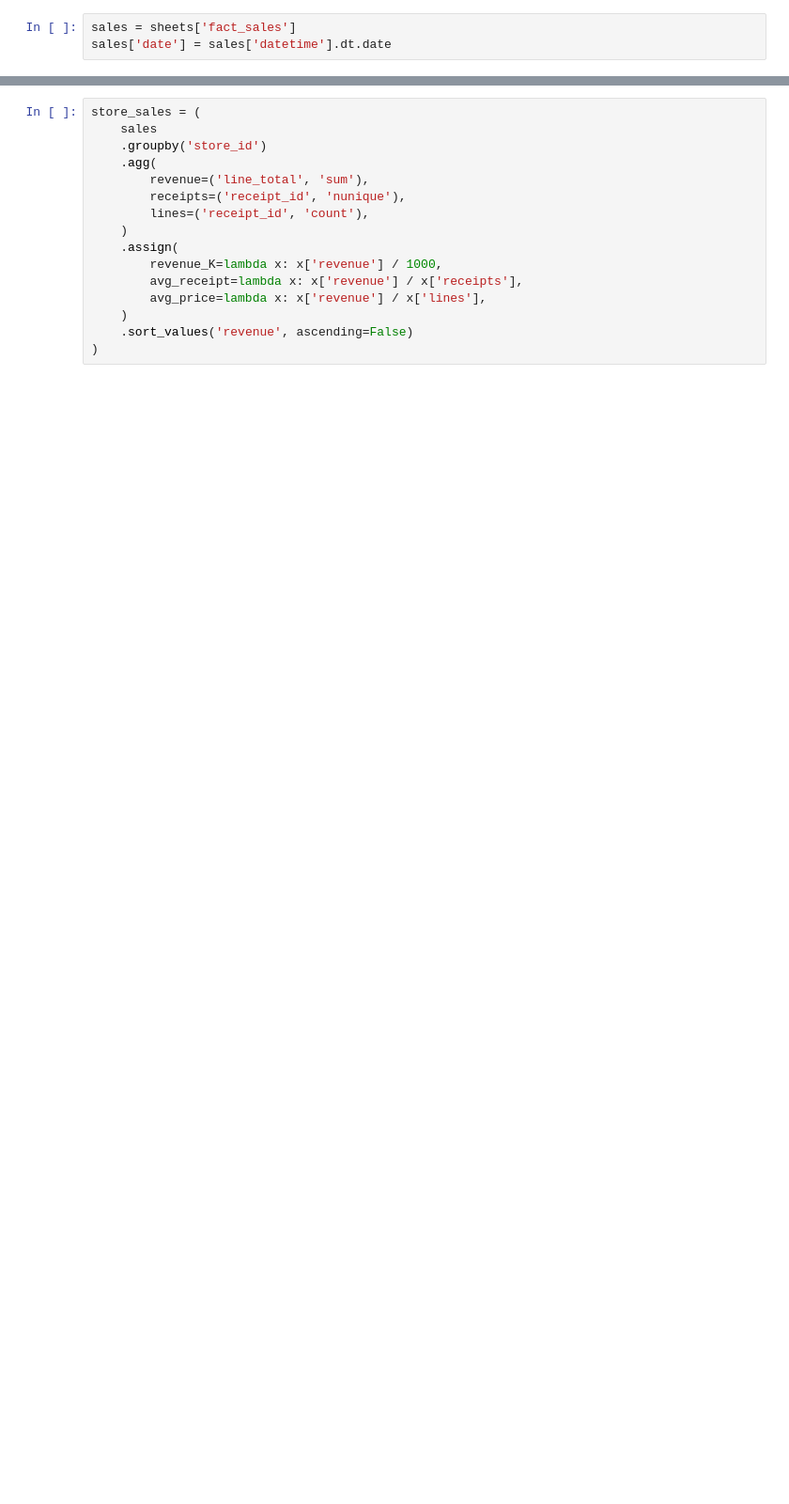
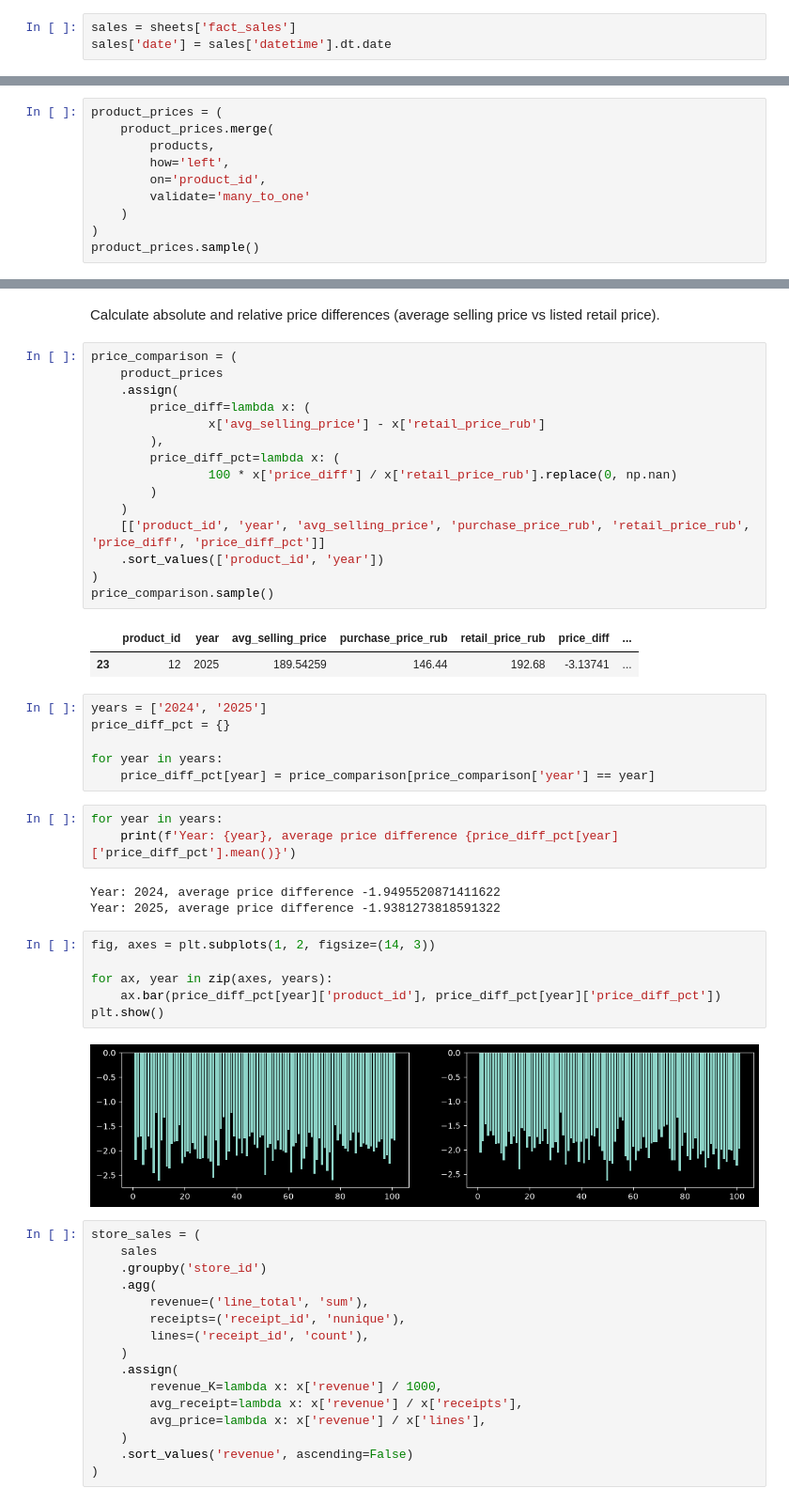
Before and after one commit to TAbramovskaya/dear-neighbour, a Jupyter notebook: python/data_overview.ipynb, the cells around one changed output, grey strips where cells are left out. Shown at 94% size. Cells and saved outputs as stored; diff of their text form; blank space fills up the shorter version.

Commit message:
Average selling price analysis

```diff
--- a/python/data_overview.ipynb
+++ b/python/data_overview.ipynb
@@ -80,0 +129,10 @@ daily_sales.plot(figsize=(14, 5))
+# %%
+product_prices = (
+    product_prices.merge(
+        products,
+        how='left',
+        on='product_id',
+        validate='many_to_one'
+    )
+)
+product_prices.sample()
@@ -81,3 +142,43 @@ daily_sales.plot(figsize=(14, 5))
+# %% [markdown]
+Calculate absolute and relative price differences (average selling price vs listed retail price).
+# %%
+price_comparison = (
+    product_prices
+    .assign(
+        price_diff=lambda x: (
+                x['avg_selling_price'] - x['retail_price_rub']
+        ),
+        price_diff_pct=lambda x: (
+                100 * x['price_diff'] / x['retail_price_rub'].replace(0, np.nan)
+        )
+    )
+    [['product_id', 'year', 'avg_selling_price', 'purchase_price_rub', 'retail_price_rub', 'price_diff', 'price_diff_pct']]
+    .sort_values(['product_id', 'year'])
+)
+price_comparison.sample()
+# %% [output]
+|  | product_id | year | avg_selling_price | purchase_price_rub | retail_price_rub | price_diff | ... |
+| 23 | 12 | 2025 | 189.54259 | 146.44 | 192.68 | -3.13741 | ... |
+# %%
+years = ['2024', '2025']
+price_diff_pct = {}
+
+for year in years:
+    price_diff_pct[year] = price_comparison[price_comparison['year'] == year]
+# %%
+for year in years:
+    print(f'Year: {year}, average price difference {price_diff_pct[year]['price_diff_pct'].mean()}')
+# %% [output]
+Year: 2024, average price difference -1.9495520871411622
+Year: 2025, average price difference -1.9381273818591322
+# %%
+fig, axes = plt.subplots(1, 2, figsize=(14, 3))
+
+for ax, year in zip(axes, years):
+    ax.bar(price_diff_pct[year]['product_id'], price_diff_pct[year]['price_diff_pct'])
+plt.show()
+# %% [output]
+[figure, added]
 # %%
 store_sales = (
     sales
```
Also changed, not shown: parts of 9 cells of this notebook.
